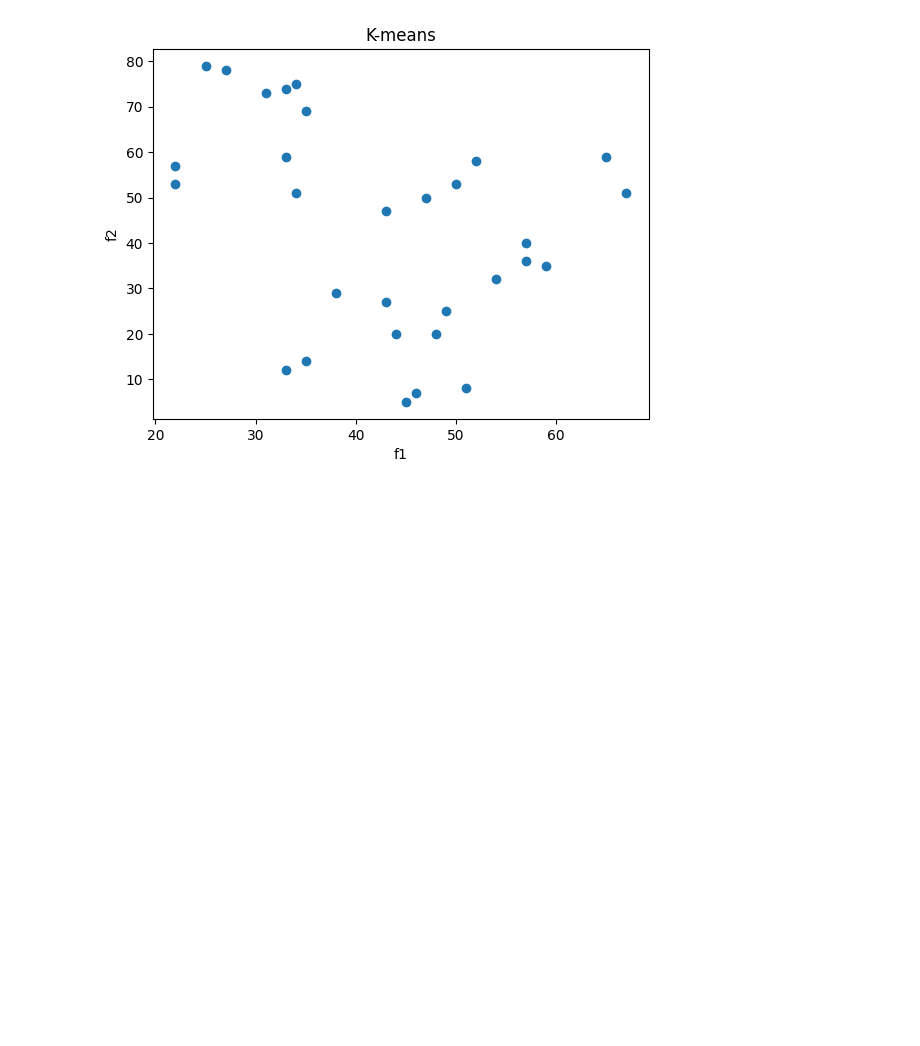
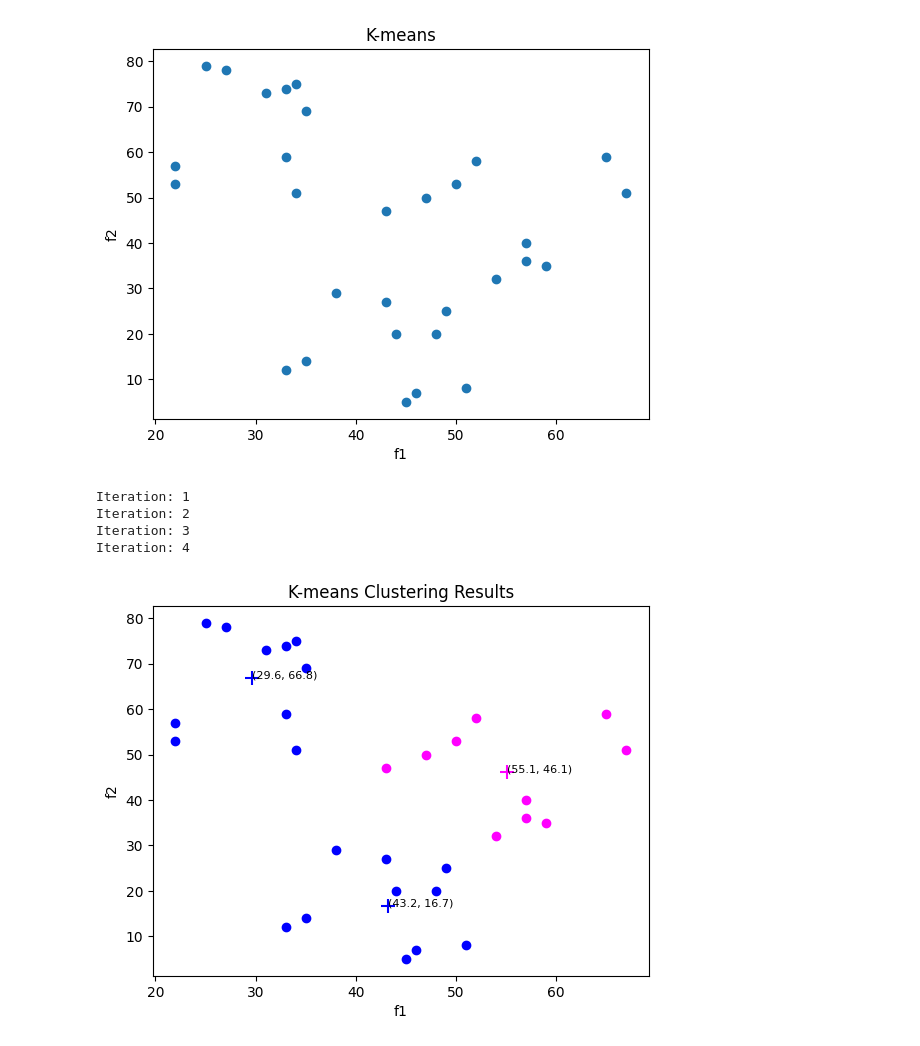
Before and after one commit to steventohme/CP468, a Jupyter notebook: Assignment 3/part_2.ipynb, the cells around one changed output. Cells and saved outputs as stored; diff of their text form; code cells hidden in the pictures; blank space fills up the shorter version.

Commit message:
plot centroids and clusters

```diff
--- a/Assignment 3/part_2.ipynb
+++ b/Assignment 3/part_2.ipynb
@@ -20,3 +22,39 @@ plt.title('K-means')
 plt.show()
 # %% [output]
 [figure]
+# %%
+k = 3
+assignedData = kMeansAlgorithm(k, data['f1'], data['f2'])
+# %% [output]
+Iteration: 1
+Iteration: 2
+Iteration: 3
+Iteration: 4
+# %%
+colors = ['red', 'blue', 'green', 'orange', 'purple', 'cyan', 'magenta']
+
+for centroid, points in assignedData.items():
+    color = random.choice(colors)
+
+    centroid_x = centroid.x
+    centroid_y = centroid.y
+
+    # Plot centroid
+    plt.scatter(centroid_x, centroid_y, marker='+', color=color, s=100)
+
+    # add centroid labels
+    plt.text(centroid_x, centroid_y, f"({centroid_x}, {centroid_y})", fontsize=8)
+
+    # Plot data points
+    for point in points:
+        plt.scatter(point.x, point.y, marker='o', color=color)
+
+
+
+
+plt.xlabel('f1')
+plt.ylabel('f2')
+plt.title('K-means Clustering Results')
+plt.show()
+# %% [output]
+[figure, added]
```
Also changed, not shown: parts of 1 cell of this notebook, 1 other file.
